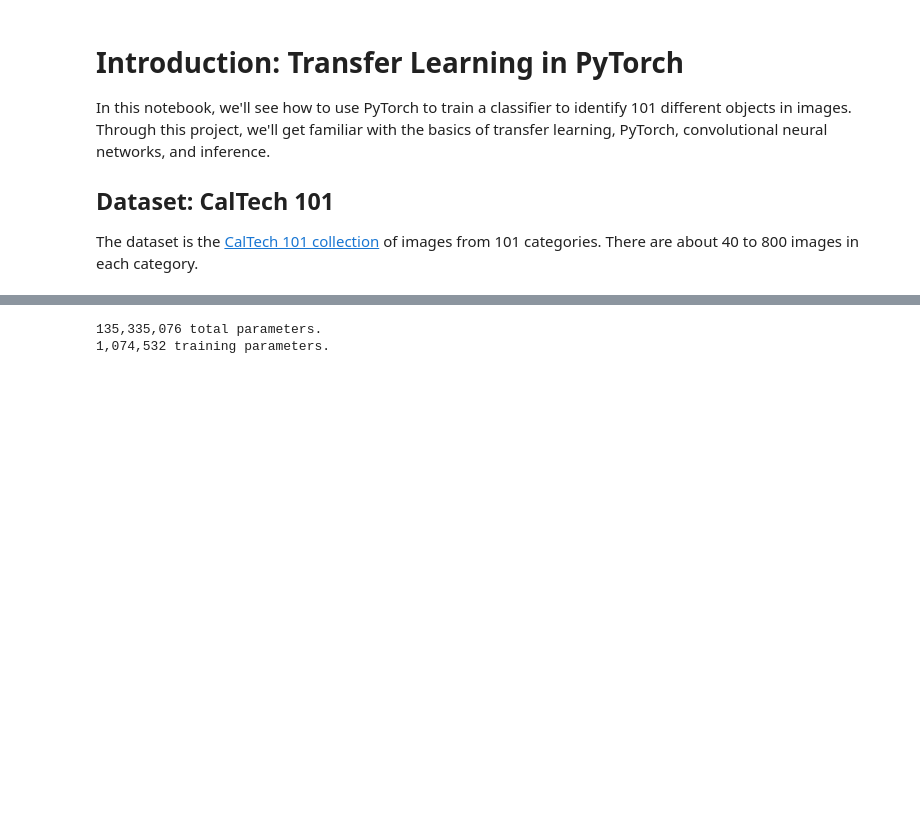
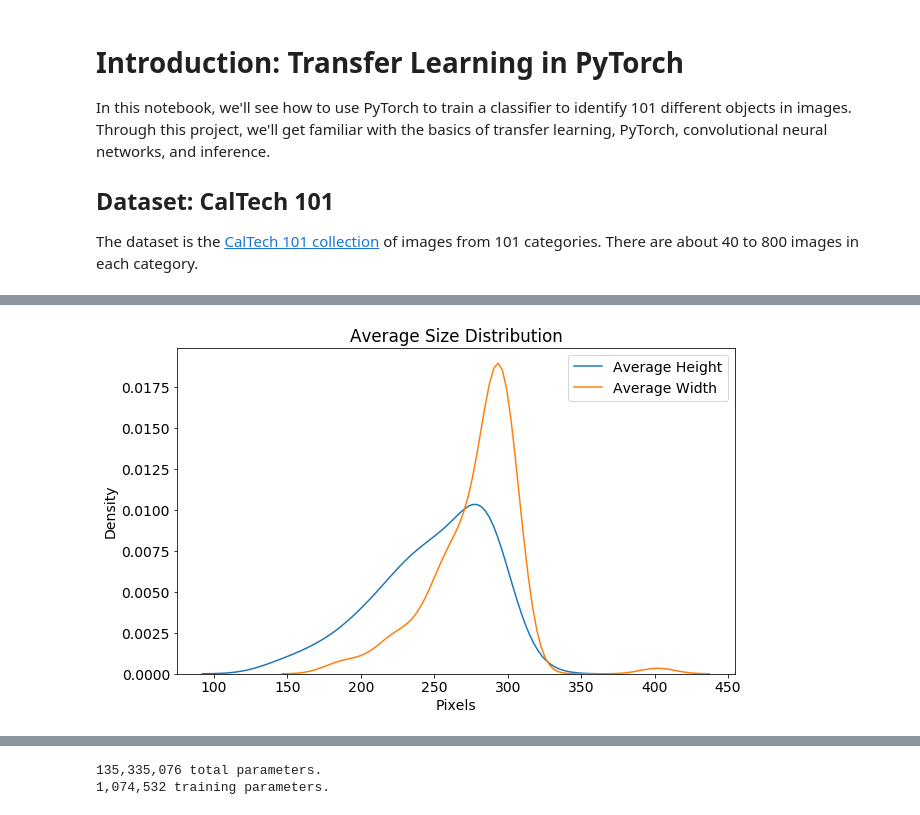
Before and after one commit to yulin6666/pytorch_challenge, a Jupyter notebook: Transfer Learning in PyTorch.ipynb, the cells around one changed output, grey strips where cells are left out. Drawn from its saved outputs; the diff is of its cells as text; code cells hidden in the pictures; blank space fills up the shorter version.

```diff
--- a/Transfer Learning in PyTorch.ipynb
+++ b/Transfer Learning in PyTorch.ipynb
@@ -300,0 +149,3 @@ model.idx_to_class = {
+# %%
+img_dsc = image_df.groupby('category').describe()
+img_dsc.head()
@@ -300,0 +161,7 @@ model.idx_to_class = {
+# %%
+plt.figure(figsize = (10, 6))
+sns.kdeplot(img_dsc['height']['mean'], label = 'Average Height')
+sns.kdeplot(img_dsc['width']['mean'], label = 'Average Width');
+plt.xlabel('Pixels'); plt.ylabel('Density'); plt.title('Average Size Distribution');
+# %% [output]
+[figure, added]
```
Also changed, not shown: parts of 93 cells of this notebook, 3 other files.
